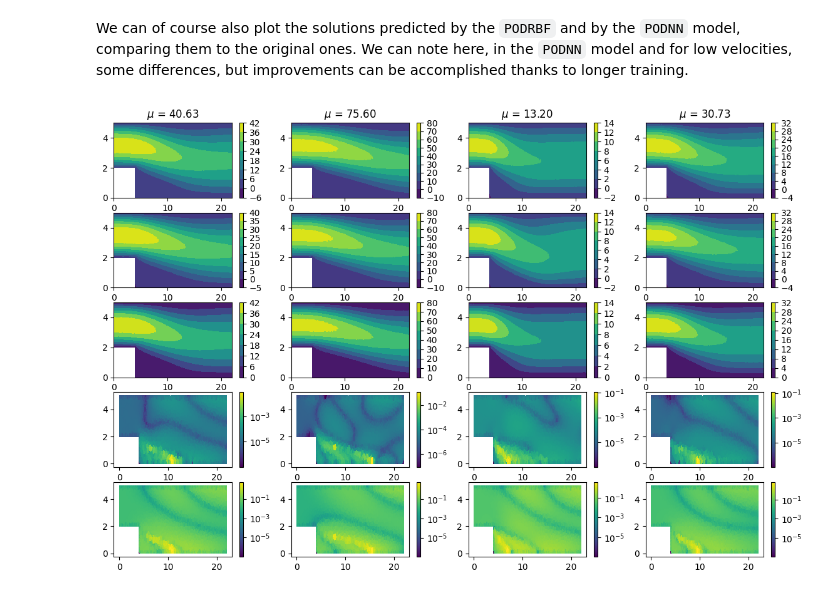
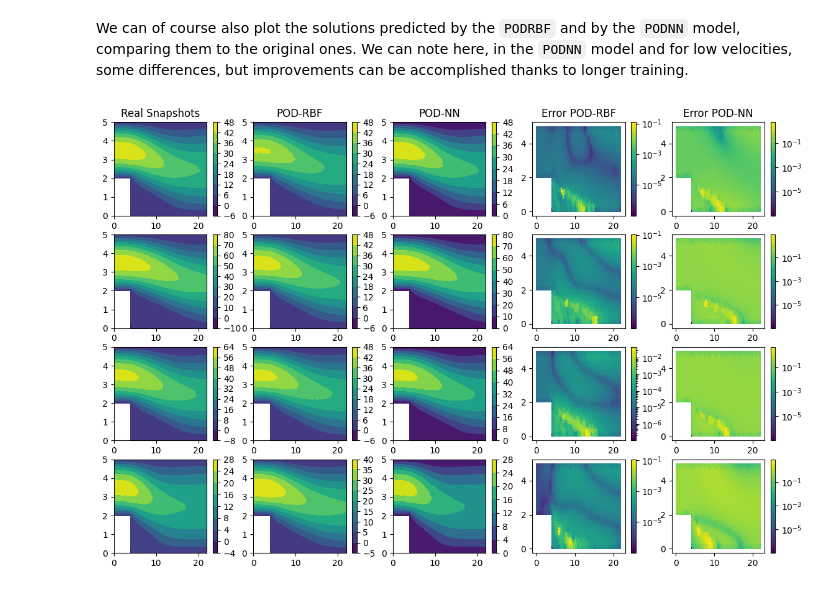
Before and after one commit to mathLab/PINA, a Jupyter notebook: tutorials/tutorial8/tutorial.ipynb, the cells around one changed output. Saved outputs shown, nothing was run; the diff lists cells and outputs as text; code cells hidden in the pictures.

```diff
--- a/tutorials/tutorial8/tutorial.ipynb
+++ b/tutorials/tutorial8/tutorial.ipynb
@@ -131,9 +106,8 @@ class PODNN(torch.nn.Module):
 We highlight that the POD modes are directly computed by means of the singular value decomposition (computed over the input data), and not trained using the backpropagation approach. Only the weights of the MLP are actually trained during the optimization loop.
 # %%
 pod_nn = PODNN(pod_rank=20, layers=[10, 10, 10], func=torch.nn.Tanh)
-pod_nn.fit_pod(u_train)
-
 pod_nn_stokes = SupervisedSolver(
-    problem=poisson_problem,
+    problem=problem,
     model=pod_nn,
-    optimizer=TorchOptimizer(torch.optim.Adam, lr=0.0001))
+    optimizer=TorchOptimizer(torch.optim.Adam, lr=0.0001),
+    use_lt=False)
@@ -170,6 +150,14 @@ HPU available: False, using: 0 HPUs
 # %% [markdown]
 Done! Now that the computational expensive part is over, we can load in future the model to infer new parameters (simply loading the checkpoint file automatically created by `Lightning`) or test its performances. We measure the relative error for the training and test datasets, printing the mean one.
 # %%
+# extract train and test data
+trainer.data_module.setup("test")  # set up the dataset
+p_train = trainer.data_module.train_dataset.conditions_dict["data"]["input"]
+u_train = trainer.data_module.train_dataset.conditions_dict["data"]["target"]
+p_test = trainer.data_module.test_dataset.conditions_dict["data"]["input"]
+u_test = trainer.data_module.test_dataset.conditions_dict["data"]["target"]
+
+# compute statistics
 u_test_nn = pod_nn_stokes(p_test)
 u_train_nn = pod_nn_stokes(p_train)
 
@@ -250,39 +240,54 @@ We can of course also plot the solutions predicted by the `PODRBF` and by the `P
 # %%
 idx = torch.randint(0, len(u_test), (4,))
 u_idx_rbf = pod_rbf(p_test[idx])
 u_idx_nn = pod_nn_stokes(p_test[idx])
 
-import numpy as np
-import matplotlib
-import matplotlib.pyplot as plt
 
-fig, axs = plt.subplots(5, 4, figsize=(14, 9))
+fig, axs = plt.subplots(4, 5, figsize=(14, 9))
 
 relative_error_rbf = np.abs(u_test[idx] - u_idx_rbf.detach())
-relative_error_rbf = np.where(u_test[idx] < 1e-7, 1e-7, relative_error_rbf/u_test[idx])
+relative_error_rbf = np.where(
+    u_test[idx] < 1e-7, 1e-7, relative_error_rbf / u_test[idx]
+)
 
 relative_error_nn = np.abs(u_test[idx] - u_idx_nn.detach())
-relative_error_nn = np.where(u_test[idx] < 1e-7, 1e-7, relative_error_nn/u_test[idx])
+relative_error_nn = np.where(
+    u_test[idx] < 1e-7, 1e-7, relative_error_nn / u_test[idx]
+)
 
 for i, (idx_, rbf_, nn_, rbf_err_, nn_err_) in enumerate(
-    zip(idx, u_idx_rbf, u_idx_nn, relative_error_rbf, relative_error_nn)):
-    axs[0, i].set_title(f'$\mu$ = {p_test[idx_].item():.2f}')
+    zip(idx, u_idx_rbf, u_idx_nn, relative_error_rbf, relative_error_nn)
+):
 
-    cm = axs[0, i].tricontourf(dataset.triang, rbf_.detach()) # POD-RBF prediction
-    plt.colorbar(cm, ax=axs[0, i])
+    axs[0, 0].set_title(f"Real Snapshots")
+    axs[0, 1].set_title(f"POD-RBF")
+    axs[0, 2].set_title(f"POD-NN")
+    axs[0, 3].set_title(f"Error POD-RBF")
+    axs[0, 4].set_title(f"Error POD-NN")
 
-    cm = axs[1, i].tricontourf(dataset.triang, nn_.detach()) # POD-NN prediction
-    plt.colorbar(cm, ax=axs[1, i])
+    cm = axs[i, 0].tricontourf(
+        dataset.triang, rbf_.detach()
+    )  # POD-RBF prediction
+    plt.colorbar(cm, ax=axs[i, 0])
 
-    cm = axs[2, i].tricontourf(dataset.triang, u_test[idx_].flatten()) # Truth
-    plt.colorbar(cm, ax=axs[2, i])
+    cm = axs[i, 1].tricontourf(
+        dataset.triang, nn_.detach()
+    )  # POD-NN prediction
+    plt.colorbar(cm, ax=axs[i, 1])
 
-    cm = axs[3, i].tripcolor(dataset.triang, rbf_err_, norm=matplotlib.colors.LogNorm()) # Error for POD-RBF
-    plt.colorbar(cm, ax=axs[3, i])
+    cm = axs[i, 2].tricontourf(dataset.triang, u_test[idx_].flatten())  # Truth
+    plt.colorbar(cm, ax=axs[i, 2])
 
-    cm = axs[4, i].tripcolor(dataset.triang, nn_err_, norm=matplotlib.colors.LogNorm()) # Error for POD-NN
-    plt.colorbar(cm, ax=axs[4, i])
+    cm = axs[i, 3].tripcolor(
+        dataset.triang, rbf_err_, norm=matplotlib.colors.LogNorm()
+    )  # Error for POD-RBF
+    plt.colorbar(cm, ax=axs[i, 3])
+
+    cm = axs[i, 4].tripcolor(
+        dataset.triang, nn_err_, norm=matplotlib.colors.LogNorm()
+    )  # Error for POD-NN
+    plt.colorbar(cm, ax=axs[i, 4])
 
 plt.show()
 # %% [output]
-[figure, old version]
+[figure, new version]
```
Also changed, not shown: parts of 14 cells of this notebook, 29 other files.
